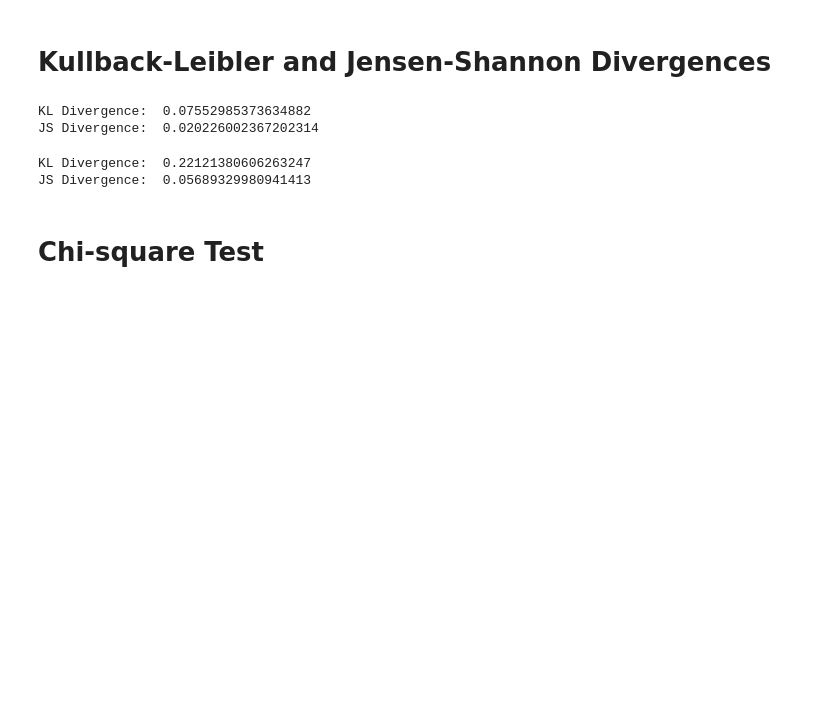
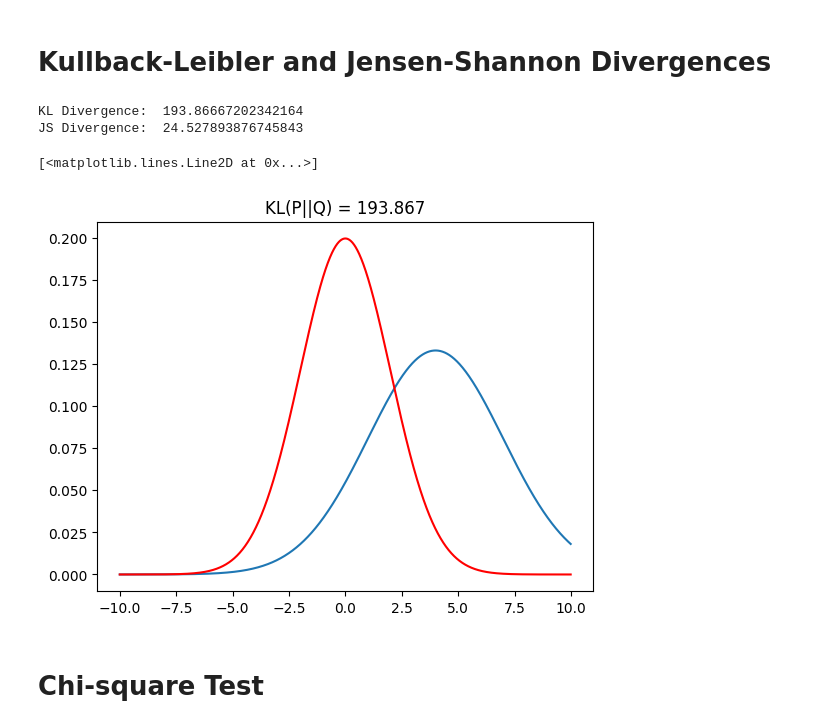
Before and after one commit to jpcreis15/MLOps-code, a Jupyter notebook: Univariate Analysis.ipynb, the cells around one changed output. Drawn from its saved outputs; the diff is of its cells as text; code cells hidden in the pictures; blank space fills up the shorter version.

```diff
--- a/Univariate Analysis.ipynb
+++ b/Univariate Analysis.ipynb
@@ -80,32 +80,32 @@ Ks_2sampResult(statistic=0.17, pvalue=0.006094418258803505)
 # %%
 import numpy as np
 
 def kl_divergence(p, q):
     return np.sum(np.where(p != 0, p * np.log(p / q), 0))
 
 # calculate the js divergence
 def js_divergence(p, q):
     m = 0.5 * (p + q)
     return 0.5 * kl_divergence(p, m) + 0.5 * kl_divergence(q, m)
 
-p, _ = calc_pdf(r, 10)
-q, _ = calc_pdf(r2, 10)
+r = stats.norm.rvs(loc=2, scale=20, size=100)
+r2 = stats.norm.rvs(loc=0, scale=2, size=100)
+
+x = np.arange(-10, 10, 0.01)
+p = norm.pdf(x, 4, 3)
+q = norm.pdf(x, 0, 2)
 
 print('KL Divergence: ' , kl_divergence(p, q))
 print('JS Divergence: ' , js_divergence(p, q))
+
+plt.title('KL(P||Q) = %1.3f' % kl_divergence(p, q))
+plt.plot(x, p)
+plt.plot(x, q, c='red')
 # %% [output]
-KL Divergence:  0.07552985373634882
-JS Divergence:  0.020226002367202314
+KL Divergence:  193.86667202342164
+JS Divergence:  24.527893876745843
+[<matplotlib.lines.Line2D at 0x...>]
+[figure, added]
-# %%
-r2 = stats.norm.rvs(loc=0, scale=2, size=200)
-
-q, _ = calc_pdf(r2, 10)
-
-print('KL Divergence: ' , kl_divergence(p, q))
-print('JS Divergence: ' , js_divergence(p, q))
-# %% [output]
-KL Divergence:  0.22121380606263247
-JS Divergence:  0.05689329980941413
 # %% [markdown]
 # Chi-square Test
 # %%
```
Also changed, not shown: parts of 6 cells of this notebook, 4 other files.
